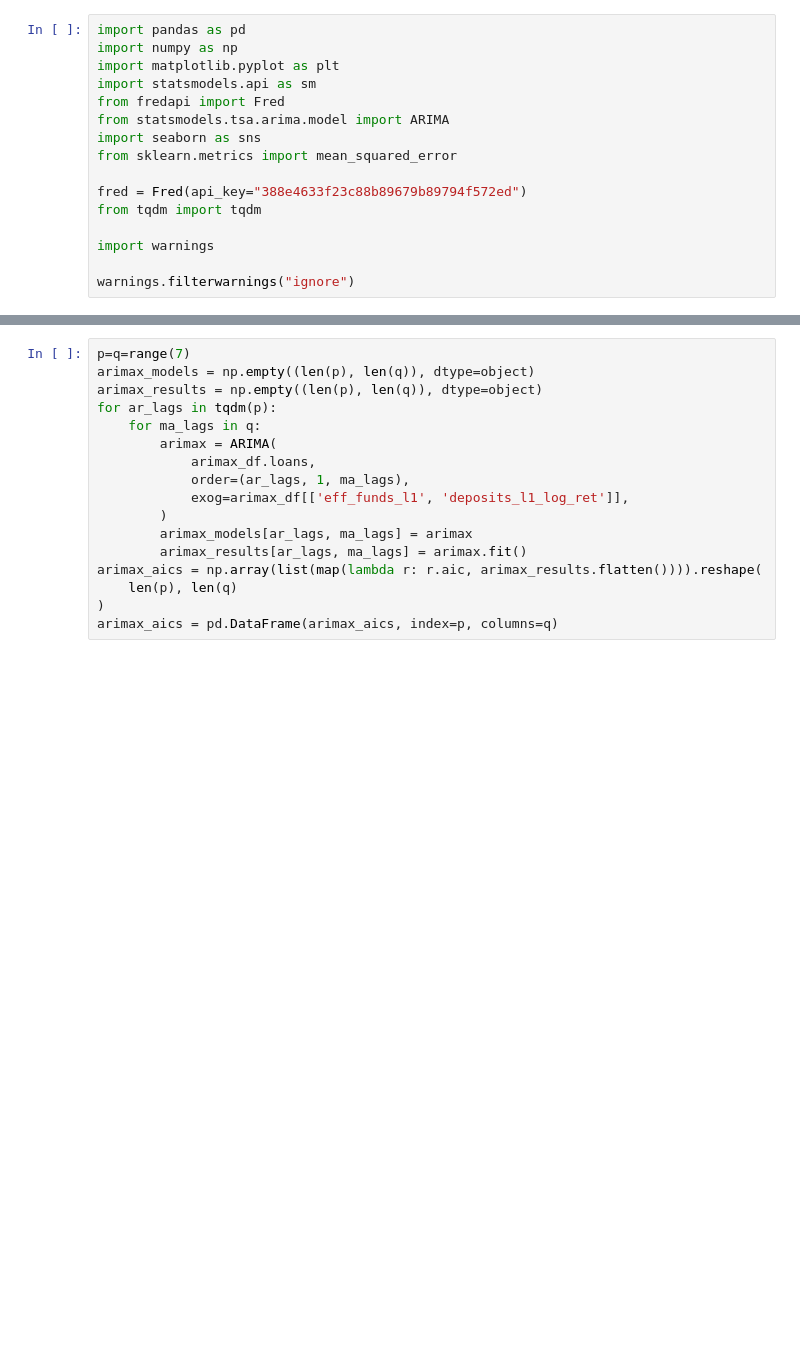
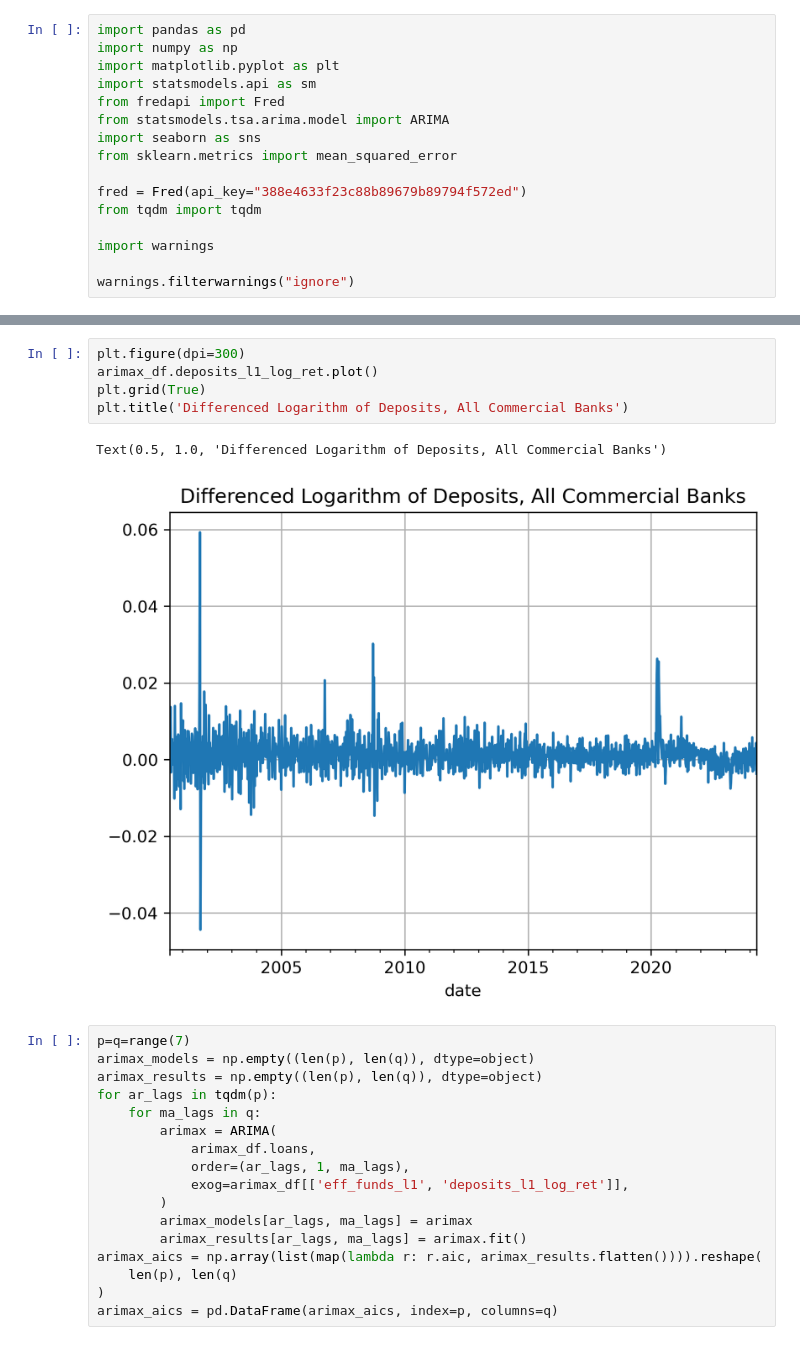
Before and after one commit to evanglas/forecasting-project, a Jupyter notebook: evan.ipynb, the cells around one changed output, grey strips where cells are left out. Cells and saved outputs as stored; diff of their text form; blank space fills up the shorter version.

```diff
--- a/evan.ipynb
+++ b/evan.ipynb
@@ -46,3 +47,11 @@ arimax_df
+# %%
+plt.figure(dpi=300)
+arimax_df.deposits_l1_log_ret.plot()
+plt.grid(True)
+plt.title('Differenced Logarithm of Deposits, All Commercial Banks')
+# %% [output]
+Text(0.5, 1.0, 'Differenced Logarithm of Deposits, All Commercial Banks')
+[figure, added]
 # %%
 p=q=range(7)
 arimax_models = np.empty((len(p), len(q)), dtype=object)
```
Also changed, not shown: parts of 4 cells of this notebook.
